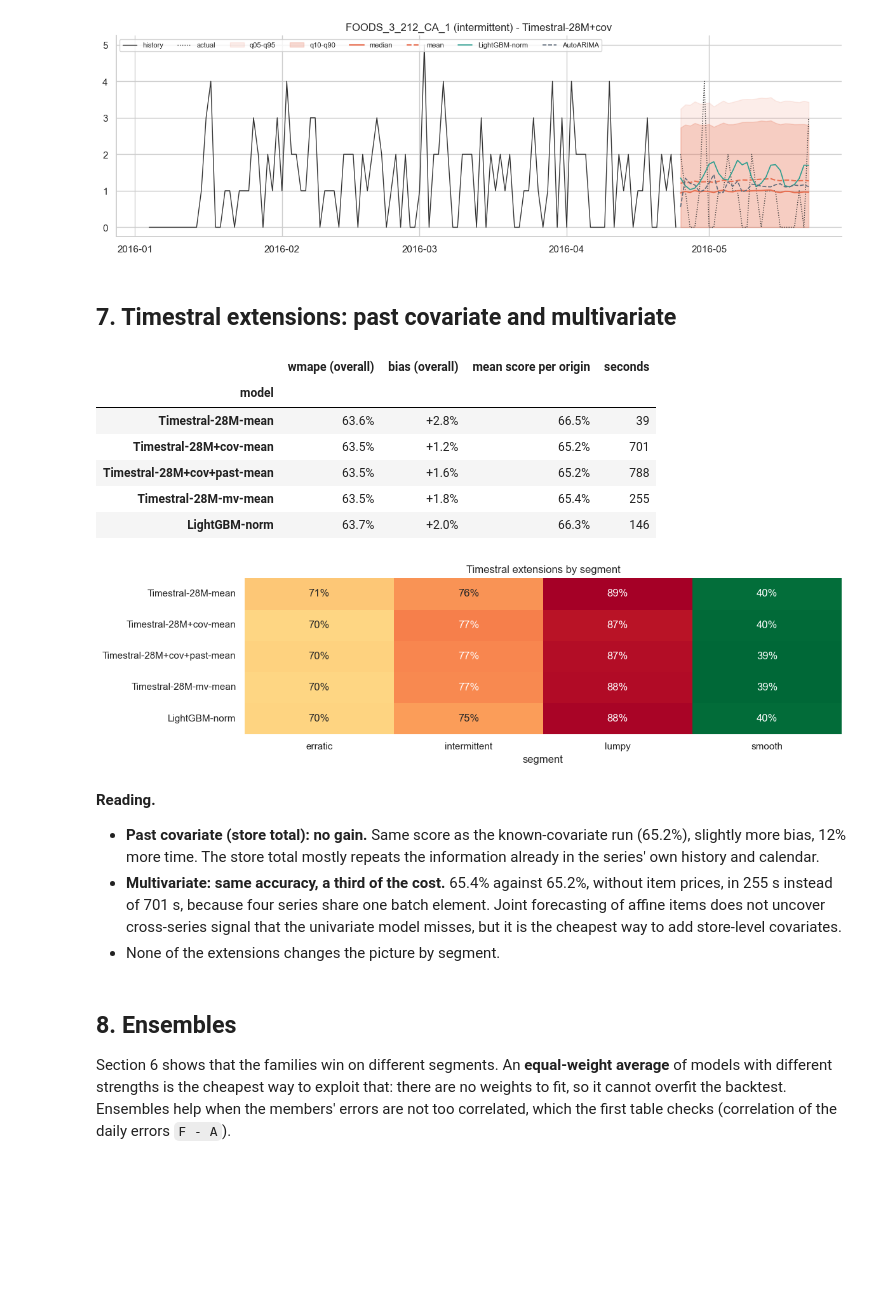
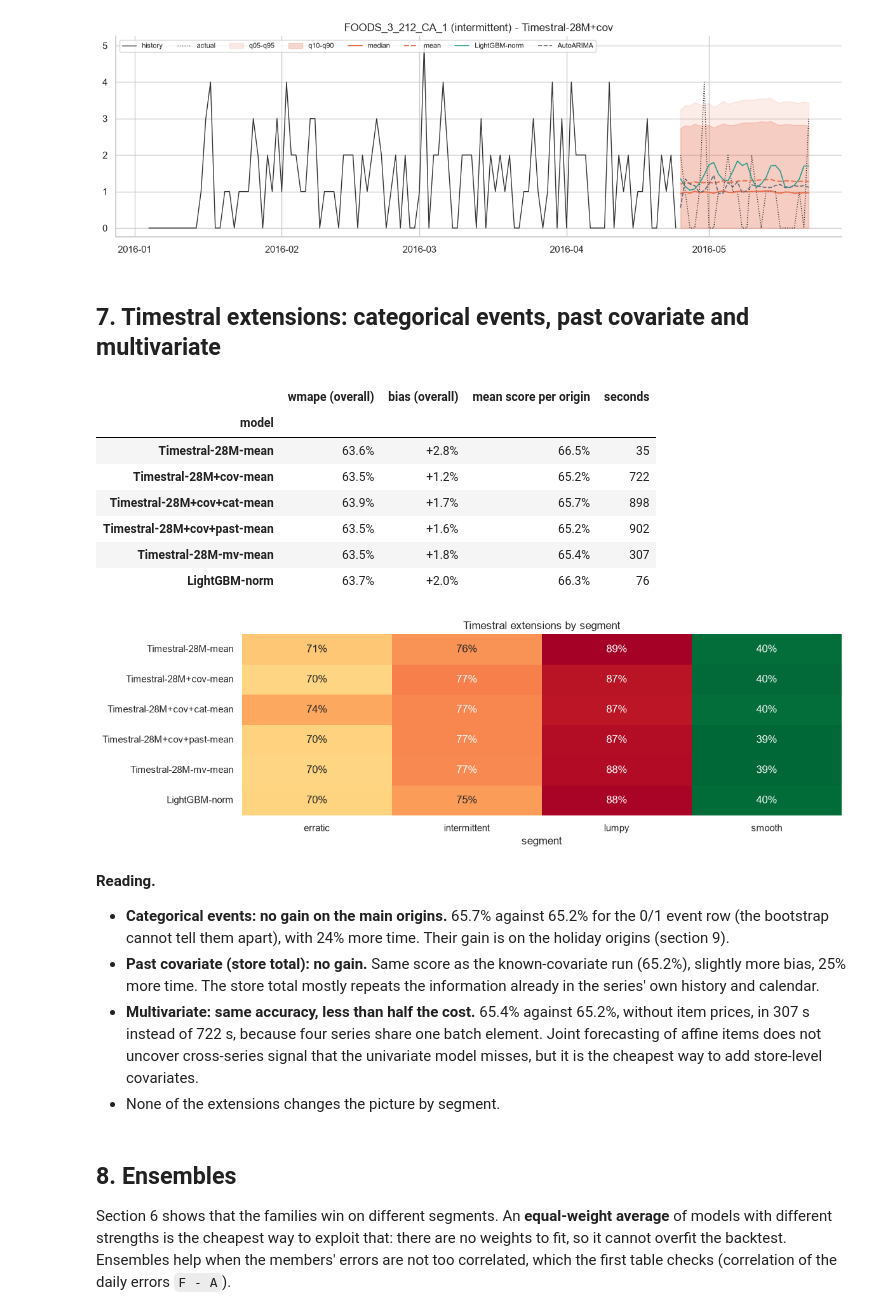
Before and after one commit to skateddu/timestral-forecast, a Jupyter notebook: timestral_analysis.ipynb, the cells around one changed output. Saved outputs shown, nothing was run; the diff lists cells and outputs as text; code cells hidden in the pictures; blank space fills up the shorter version.

```diff
--- a/timestral_analysis.ipynb
+++ b/timestral_analysis.ipynb
@@ -498,7 +538,7 @@ the scaled pinball loss used in GIFT-Eval, and the **coverage** of the q10–q90
 ## 5. Backtest of every model
 # %%
 t0 = time.perf_counter()
-merged_df, timings = run_benchmark(settings, data=data)
+merged_df, timings = run_benchmark(settings, data)
 merged_df = add_ensembles(df=merged_df)
 
 print(f"{len(merged_df):,} rows in {time.perf_counter() - t0:.0f}s (from cache when already computed)")
@@ -509,10 +549,10 @@ print(f"{len(merged_df):,} rows in {time.perf_counter() - t0:.0f}s (from cache w
 model (three shown here). Timestral contributes several columns per run: the median, the `-mean` and the
 21 quantiles.
 # %%
-TS = [v.alias for v in timestral_variants(settings)]
+TS = [variant.alias for variant in timestral_variants(settings)]
 BASE = [f"MA{settings.moving_average_window}", "Naive", "SeasonalNaive", "CrostonSBA"]
 STAT = ["AutoARIMA", "AutoETS", "AutoCES"]
-LGBM = [v.alias for v in LGBM_VARIANTS]
+LGBM = [variant.alias for variant in LGBM_VARIANTS]
 ENS = list(ENSEMBLES)
 MODELS = BASE + STAT + LGBM + TS + [f"{a}-mean" for a in TS] + ENS
 
@@ -627,13 +748,11 @@ forecast stays below 90 units for every variant: no more blow-ups.
 
 Segments are computed from data available at the first origin only.
 # %%
-merged_df["segment"] = merged_df["unique_id"].map(segments_df["segment"]).fillna("no sales")
+merged_df["segment"] = merged_df["unique_id"].map(segments_df["segment"]).fillna(value="no sales")
 segment_scores_df = (evaluate(df=merged_df, models=MODELS, by="segment")
-           .pivot(index="model", columns="segment", values="score"))
+                     .pivot(index="model", columns="segment", values="score"))
 
-plot_heatmap(table=segment_scores_df.loc[results_df.index], xlabel="segment",
-             title="Score by demand segment")
-
+plot_heatmap(table=segment_scores_df.loc[results_df.index], xlabel="segment", title="Score by demand segment")
 plt.tight_layout()
 plt.show()
 # %% [output]
@@ -712,12 +833,12 @@ plot_example(segment="intermittent")
 # %% [output]
 [figure]
 # %% [markdown]
-## 7. Timestral extensions: past covariate and multivariate
+## 7. Timestral extensions: categorical events, past covariate and multivariate
 # %%
-ext = ["Timestral-28M-mean", "Timestral-28M+cov-mean", "Timestral-28M+cov+past-mean",
-       "Timestral-28M-mv-mean", "LightGBM-norm"]
+ext = ["Timestral-28M-mean", "Timestral-28M+cov-mean", "Timestral-28M+cov+cat-mean",
+       "Timestral-28M+cov+past-mean", "Timestral-28M-mv-mean", "LightGBM-norm"]
 extensions_df = results_df.loc[ext, ["wmape (overall)", "bias (overall)", "mean score per origin"]]
-extensions_df["seconds"] = [timings.get(a.removesuffix("-mean")) for a in ext]
+extensions_df["seconds"] = [timings.get(alias.removesuffix("-mean")) for alias in ext]
 
 (extensions_df.style.format(formatter="{:.1%}", subset=["wmape (overall)", "mean score per origin"])
  .format(formatter="{:+.1%}", subset=["bias (overall)"])
@@ -725,27 +846,28 @@ extensions_df["seconds"] = [timings.get(a.removesuffix("-mean")) for a in ext]
 # %% [output]
 |  | wmape (overall) | bias (overall) | mean score per origin | seconds |
 | model |  |  |  |  |
-| Timestral-28M-mean | 63.6% | +2.8% | 66.5% | 39 |
-| Timestral-28M+cov-mean | 63.5% | +1.2% | 65.2% | 701 |
-| Timestral-28M+cov+past-mean | 63.5% | +1.6% | 65.2% | 788 |
-| Timestral-28M-mv-mean | 63.5% | +1.8% | 65.4% | 255 |
-| LightGBM-norm | 63.7% | +2.0% | 66.3% | 146 |
+| Timestral-28M-mean | 63.6% | +2.8% | 66.5% | 35 |
+| Timestral-28M+cov-mean | 63.5% | +1.2% | 65.2% | 722 |
+| Timestral-28M+cov+cat-mean | 63.9% | +1.7% | 65.7% | 898 |
+| Timestral-28M+cov+past-mean | 63.5% | +1.6% | 65.2% | 902 |
+| Timestral-28M-mv-mean | 63.5% | +1.8% | 65.4% | 307 |
+| LightGBM-norm | 63.7% | +2.0% | 66.3% | 76 |
 # %%
-plot_heatmap(table=segment_scores_df.loc[ext], xlabel="segment",
-             title="Timestral extensions by segment")
-
+plot_heatmap(table=segment_scores_df.loc[ext], xlabel="segment", title="Timestral extensions by segment")
 plt.tight_layout()
 plt.show()
 # %% [output]
-[figure, old version]
+[figure, new version]
 # %% [markdown]
 **Reading.**
 
+* **Categorical events: no gain on the main origins.** 65.7% against 65.2% for the 0/1 event row (the
+  bootstrap cannot tell them apart), with 24% more time. Their gain is on the holiday origins (section 9).
 * **Past covariate (store total): no gain.** Same score as the known-covariate run (65.2%), slightly
-  more bias, 12% more time. The store total mostly repeats the information already in the series' own
+  more bias, 25% more time. The store total mostly repeats the information already in the series' own
   history and calendar.
-* **Multivariate: same accuracy, a third of the cost.** 65.4% against 65.2%, without item prices, in
-  255 s instead of 701 s, because four series share one batch element. Joint forecasting of affine
+* **Multivariate: same accuracy, less than half the cost.** 65.4% against 65.2%, without item prices, in
+  307 s instead of 722 s, because four series share one batch element. Joint forecasting of affine
   items does not uncover cross-series signal that the univariate model misses, but it is the cheapest
   way to add store-level covariates.
 * None of the extensions changes the picture by segment.
```
Also changed, not shown: parts of 80 cells of this notebook, 18 other files.
